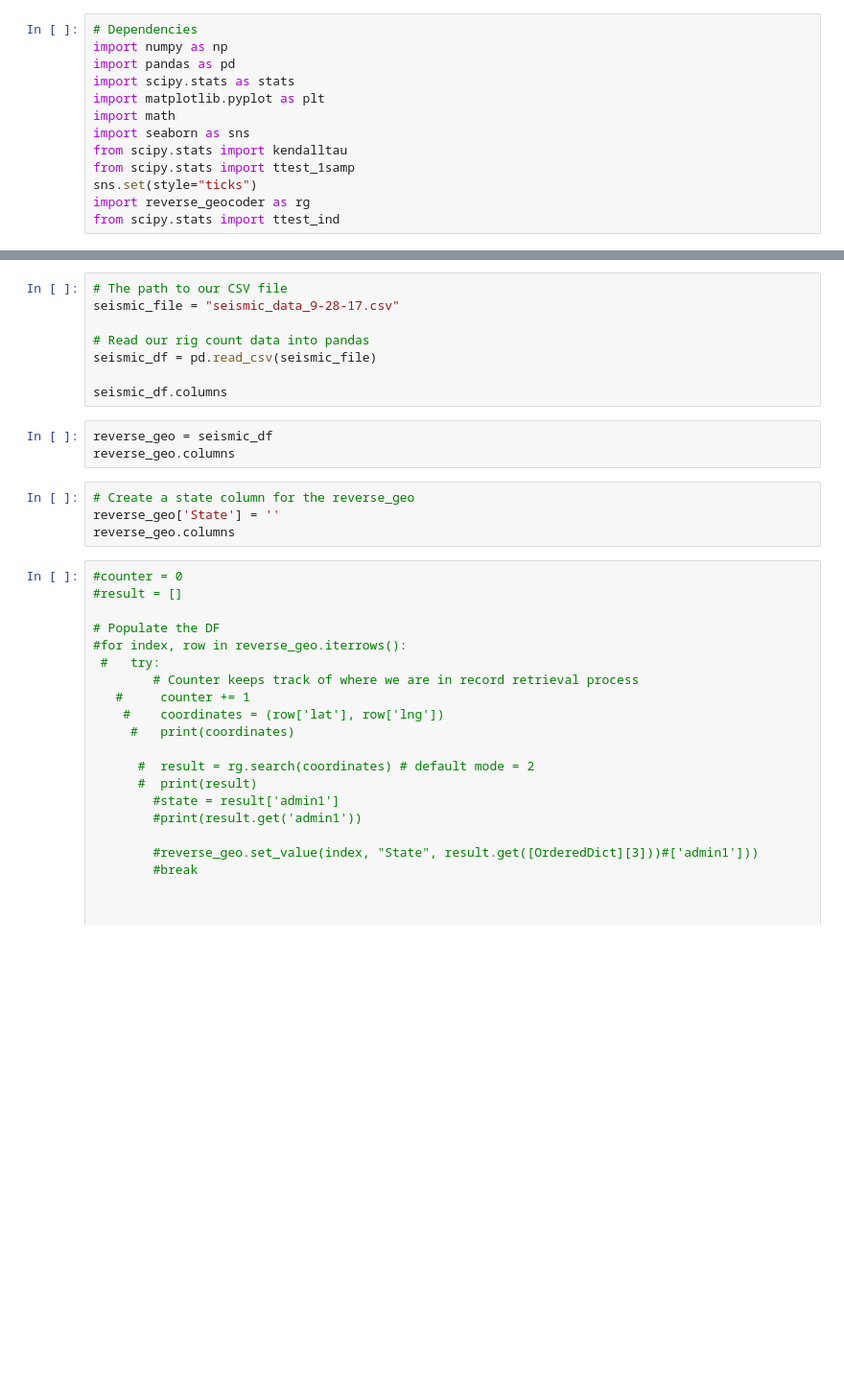
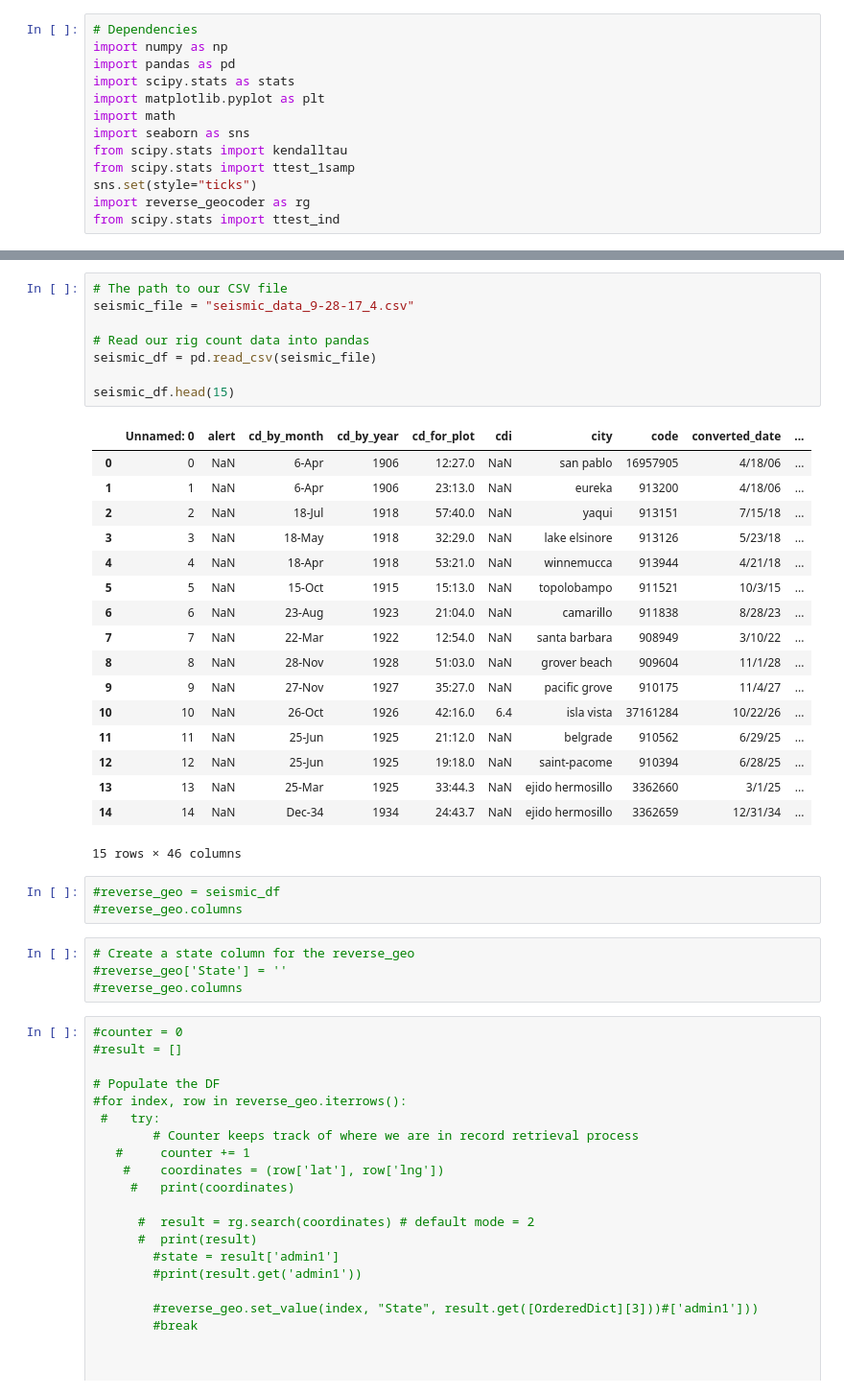
Before and after one commit to AbrahamEapen/Earthquake-Economics, a Jupyter notebook: Analyzing Seismic and Rig Count.ipynb, the cells around one changed output, grey strips where cells are left out. Shown: that part at 96% size. Saved outputs shown, nothing was run; the diff lists cells and outputs as text; blank space fills up the shorter version.

```diff
--- a/Analyzing Seismic and Rig Count.ipynb
+++ b/Analyzing Seismic and Rig Count.ipynb
@@ -22,18 +30,36 @@ rig_df.head()
 # %%
 # The path to our CSV file
-seismic_file = "seismic_data_9-28-17.csv"
+seismic_file = "seismic_data_9-28-17_4.csv"
 
 # Read our rig count data into pandas
 seismic_df = pd.read_csv(seismic_file)
 
-seismic_df.columns
+seismic_df.head(15)
+# %% [output]
+|  | Unnamed: 0 | alert | cd_by_month | cd_by_year | cd_for_plot | cdi | city | code | converted_date | ... |
+| 0 | 0 | NaN | 6-Apr | 1906 | 12:27.0 | NaN | san pablo | 16957905 | 4/18/06 | ... |
+| 1 | 1 | NaN | 6-Apr | 1906 | 23:13.0 | NaN | eureka | 913200 | 4/18/06 | ... |
+| 2 | 2 | NaN | 18-Jul | 1918 | 57:40.0 | NaN | yaqui | 913151 | 7/15/18 | ... |
+| 3 | 3 | NaN | 18-May | 1918 | 32:29.0 | NaN | lake elsinore | 913126 | 5/23/18 | ... |
+| 4 | 4 | NaN | 18-Apr | 1918 | 53:21.0 | NaN | winnemucca | 913944 | 4/21/18 | ... |
+| 5 | 5 | NaN | 15-Oct | 1915 | 15:13.0 | NaN | topolobampo | 911521 | 10/3/15 | ... |
+| 6 | 6 | NaN | 23-Aug | 1923 | 21:04.0 | NaN | camarillo | 911838 | 8/28/23 | ... |
+| 7 | 7 | NaN | 22-Mar | 1922 | 12:54.0 | NaN | santa barbara | 908949 | 3/10/22 | ... |
+| 8 | 8 | NaN | 28-Nov | 1928 | 51:03.0 | NaN | grover beach | 909604 | 11/1/28 | ... |
+| 9 | 9 | NaN | 27-Nov | 1927 | 35:27.0 | NaN | pacific grove | 910175 | 11/4/27 | ... |
+| 10 | 10 | NaN | 26-Oct | 1926 | 42:16.0 | 6.4 | isla vista | 37161284 | 10/22/26 | ... |
+| 11 | 11 | NaN | 25-Jun | 1925 | 21:12.0 | NaN | belgrade | 910562 | 6/29/25 | ... |
+| 12 | 12 | NaN | 25-Jun | 1925 | 19:18.0 | NaN | saint-pacome | 910394 | 6/28/25 | ... |
+| 13 | 13 | NaN | 25-Mar | 1925 | 33:44.3 | NaN | ejido hermosillo | 3362660 | 3/1/25 | ... |
+| 14 | 14 | NaN | Dec-34 | 1934 | 24:43.7 | NaN | ejido hermosillo | 3362659 | 12/31/34 | ... |
+15 rows × 46 columns
 # %%
-reverse_geo = seismic_df
-reverse_geo.columns
+#reverse_geo = seismic_df
+#reverse_geo.columns
 # %%
 # Create a state column for the reverse_geo
-reverse_geo['State'] = ''
-reverse_geo.columns
+#reverse_geo['State'] = ''
+#reverse_geo.columns
 # %%
 #counter = 0
 #result = []
```
Also changed, not shown: parts of 9 cells of this notebook, 3 other files.
